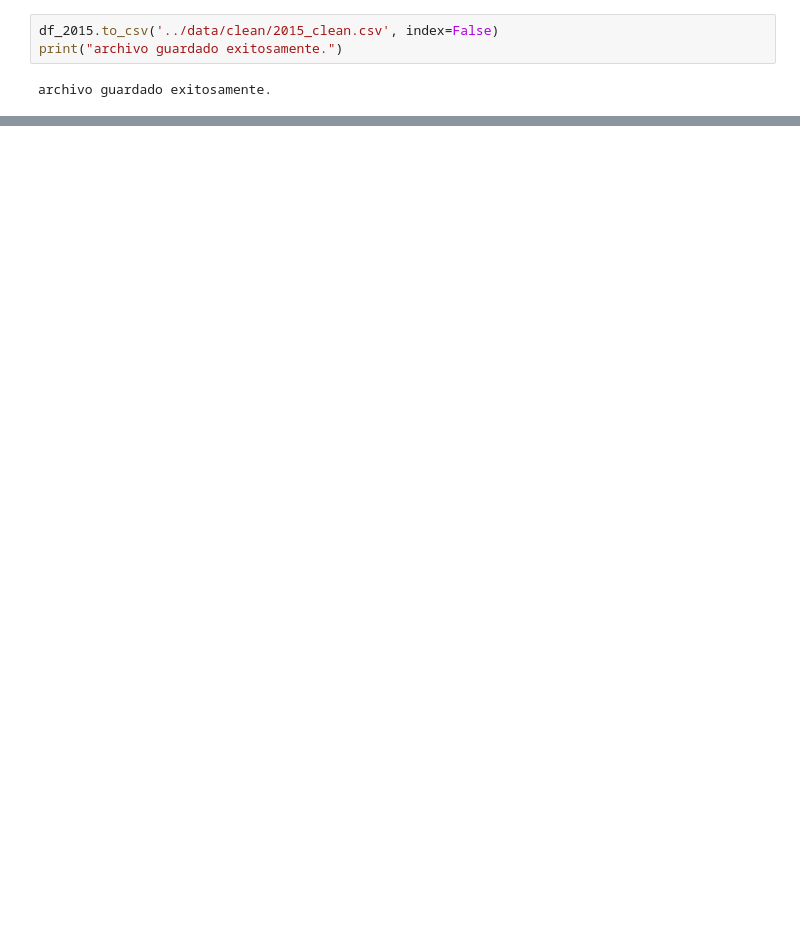
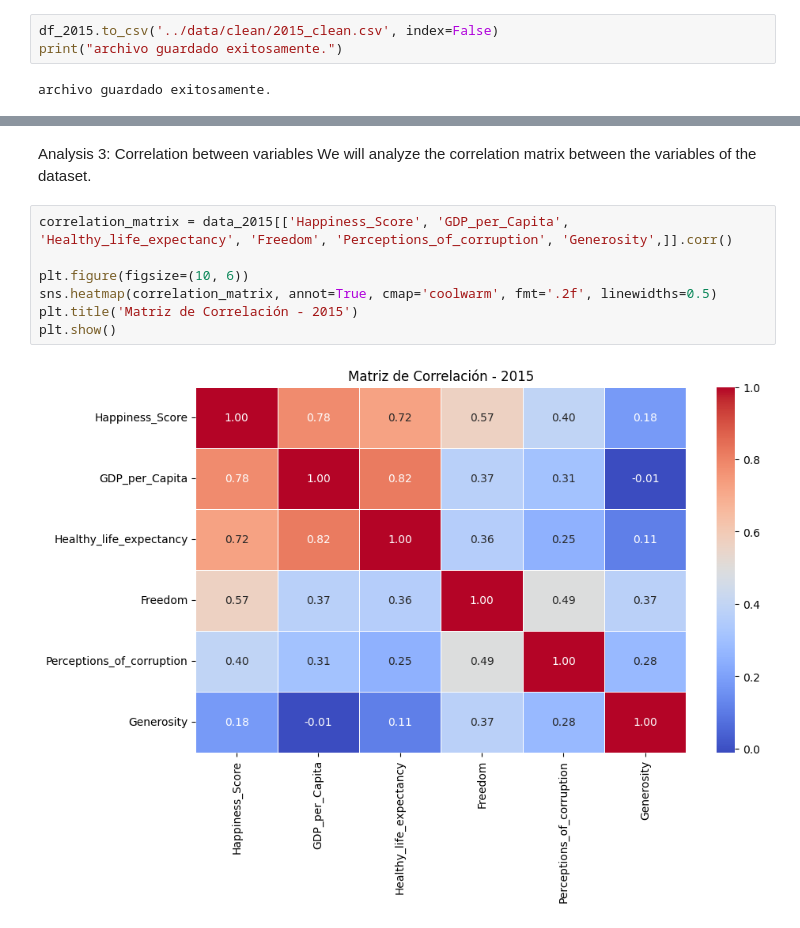
Before and after one commit to willyoung21/Happiness-Countries, a Jupyter notebook: notebooks/EDA_2015.ipynb, the cells around one changed output, grey strips where cells are left out. Saved outputs shown, nothing was run; the diff lists cells and outputs as text; blank space fills up the shorter version.

```diff
--- a/notebooks/EDA_2015.ipynb
+++ b/notebooks/EDA_2015.ipynb
@@ -121,0 +167,12 @@ archivo guardado exitosamente.
+# %% [markdown]
+Analysis 3: Correlation between variables
+We will analyze the correlation matrix between the variables of the dataset.
+# %%
+correlation_matrix = data_2015[['Happiness_Score', 'GDP_per_Capita', 'Healthy_life_expectancy', 'Freedom', 'Perceptions_of_corruption', 'Generosity',]].corr()
+
+plt.figure(figsize=(10, 6))
+sns.heatmap(correlation_matrix, annot=True, cmap='coolwarm', fmt='.2f', linewidths=0.5)
+plt.title('Matriz de Correlación - 2015')
+plt.show()
+# %% [output]
+[figure, added]
```
Also changed, not shown: parts of 15 cells of this notebook, 5 other files.
